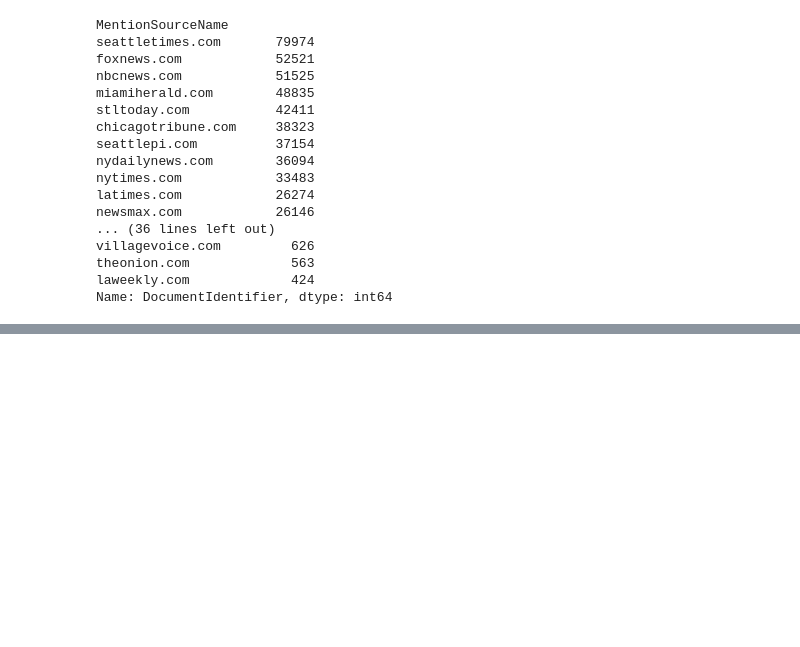
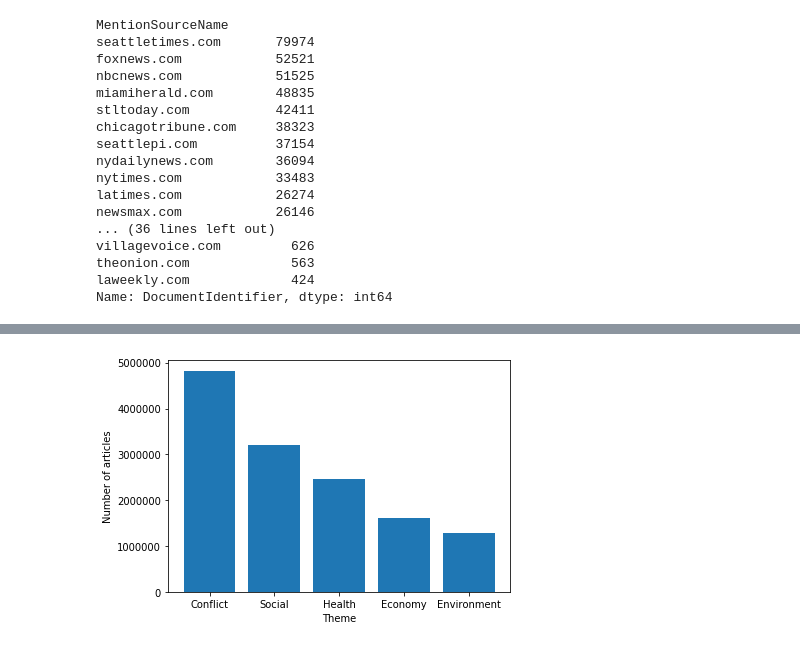
Before and after one commit to padesplaces/dataviz-project, a Jupyter notebook: data_analysis/compute_graph.ipynb, the cells around one changed output, grey strips where cells are left out. Cells and saved outputs as stored; diff of their text form; code cells hidden in the pictures; blank space fills up the shorter version.

```diff
--- a/data_analysis/compute_graph.ipynb
+++ b/data_analysis/compute_graph.ipynb
@@ -107,7 +139,7 @@ icon_map["http://chicagotribune.com"] = "https://s.m.huffpost.com/assets/favicon
 [interactive output not drawn]
 # %%
 MONTH_LIST = list(set(full_df["month"].unique())-{'Dec-18'}|{'full_year'})
-THEME_LIST = [ "all", "social", "conflict", "env", "health", "eco" ]
+THEME_LIST = np.asarray([ "all", "social", "conflict", "env", "health", "eco" ])
 # %%
 ind = {}
 ind['all'] = full_df.index.values
@@ -117,3 +153,13 @@ for theme in THEME_LIST[1:]:
+# %%
+plt.bar([ 'Conflict', 'Social', 'Health', 'Economy', 'Environment' ],
+        np.sort([ len(ind[theme]) for theme in THEME_LIST[1:] ])[::-1])
+plt.xlabel("Theme")
+plt.ylabel("Number of articles")
+plt.tight_layout()
+plt.savefig('../doc/nb_art_theme.eps', format='eps', dpi=1000)
+plt.show()
+# %% [output]
+[figure, added]
 # %%
 for theme in tqdm_notebook(THEME_LIST):
 
```
Also changed, not shown: parts of 7 cells of this notebook, 7 other files.
